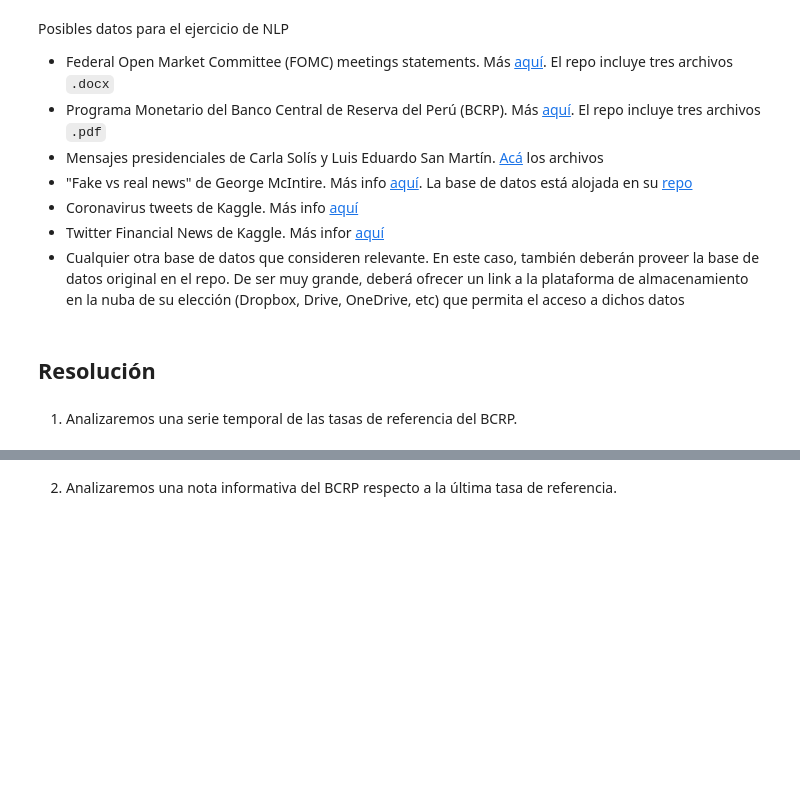
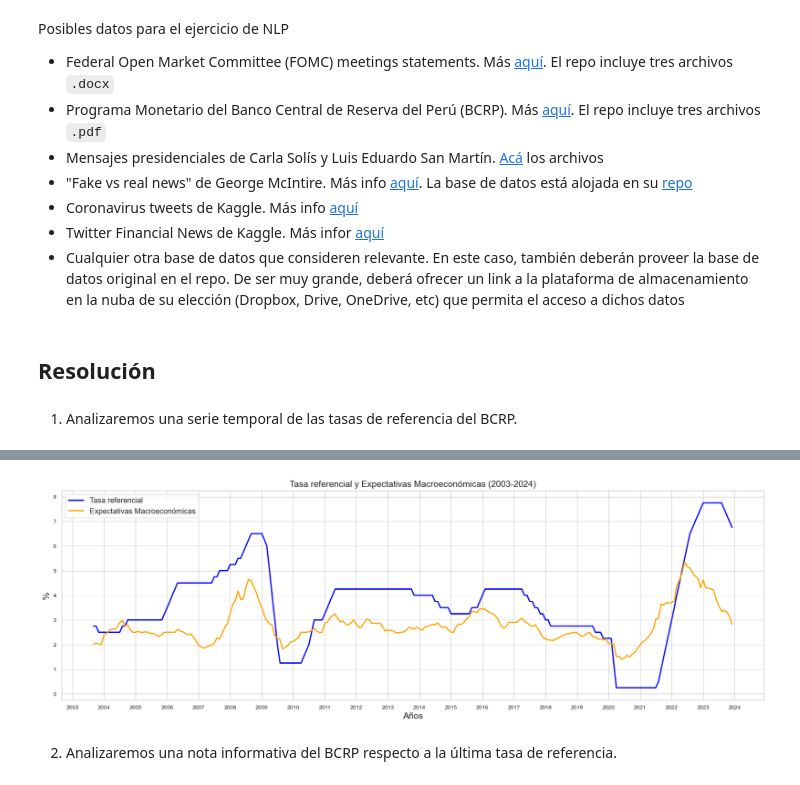
Before and after one commit to qlab-intro-python/proyecto-final-pf-arce-y-mundaca, a Jupyter notebook: proyecto_final.ipynb, the cells around one changed output, grey strips where cells are left out. Cells and saved outputs as stored; diff of their text form; code cells hidden in the pictures; blank space fills up the shorter version.

```diff
--- a/proyecto_final.ipynb
+++ b/proyecto_final.ipynb
@@ -250,3 +215,45 @@ plt.show()
+# %%
+import matplotlib.pyplot as plt
+import matplotlib.dates as mdates
+
+#Ahora juntaremos los gráficos de las tasas de referencial y las expectativas macroeconómicas:
+# 1. Filtramos los DataFrames para incluir solo los datos a partir del año 2003
+df_tasas = df_tasas[df_tasas['month & year'].dt.year >= 2003]
+df_expectativas = df_expectativas[df_expectativas['month & year'].dt.year >= 2003]
+
+# 2. Ahora juntamos los gráficos de las tasas de referencial y las expectativas macroeconómicas:
+df4 = df_tasas.merge(df_expectativas, on='month & year')
+
+# 3. Creamos la figura y los ejes
+fig, ax = plt.subplots(figsize=(20, 6))
+
+# 4. Dibujamos las líneas
+ax.plot(df4['month & year'], df4['tasa referencial'], color='blue', linewidth=2, label='Tasa referencial')
+ax.plot(df4['month & year'], df4['expectativas macroeconómicas'], color='orange', linewidth=2, label='Expectativas Macroeconómicas')
+
+# 5. Configuramos las etiquetas de los ejes y el título del gráfico
+ax.set_xlabel('Años', fontsize=14)
+ax.set_ylabel('%', fontsize=14)
+ax.set_title('Tasa referencial y Expectativas Macroeconómicas (2003-2024)', fontsize=14)
+
+# 6. Configuramos el formato de las fechas en el eje x
+ax.xaxis.set_major_locator(mdates.YearLocator())
+ax.xaxis.set_major_formatter(mdates.DateFormatter('%Y'))
+
+# 7. Añadimos la leyenda
+ax.legend(fontsize=12)
+
+# 8. Añadimos una cuadrícula para facilitar la lectura del gráfico
+ax.grid(True)
+
+# 9. Ajustamos los límites del eje y para que haya un poco de espacio por encima y por debajo de las líneas
+ax.set_ylim([min(min(df4['tasa referencial']), min(df4['expectativas macroeconómicas'])) - 0.5,
+             max(max(df4['tasa referencial']), max(df4['expectativas macroeconómicas'])) + 0.5])
+
+# 10. Mostramos el gráfico
+plt.show()
+# %% [output]
+[figure, added]
 # %% [markdown]
 2. Analizaremos una nota informativa del BCRP respecto a la última tasa de referencia.
 # %%
```
Also changed, not shown: parts of 10 cells of this notebook.
